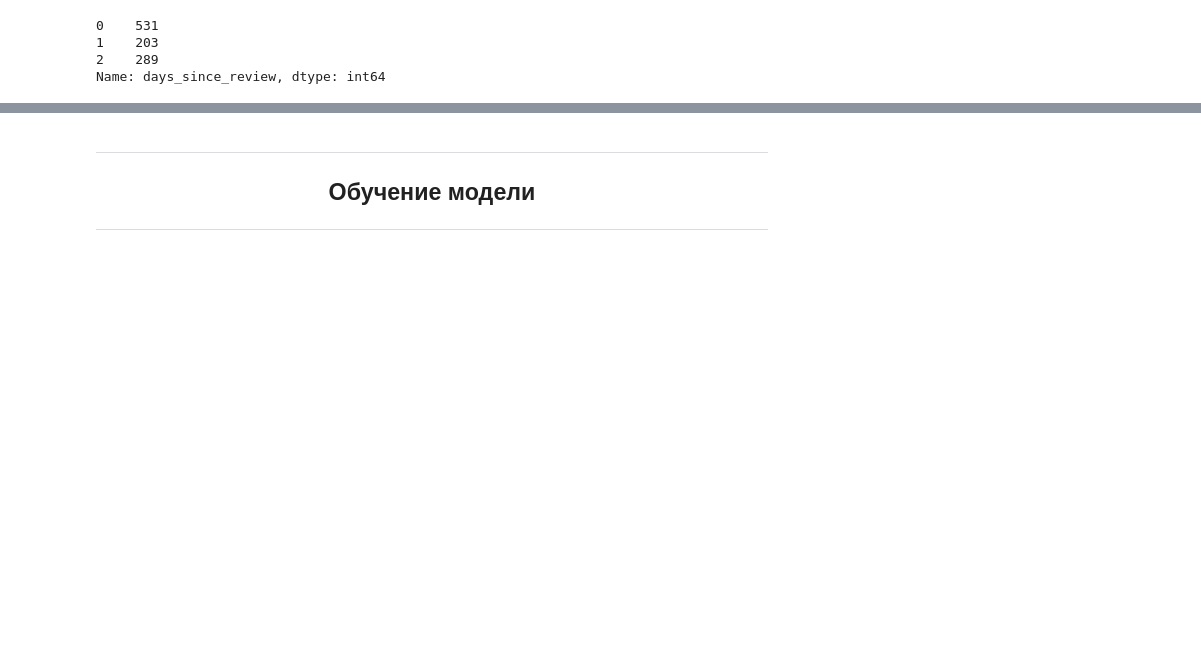
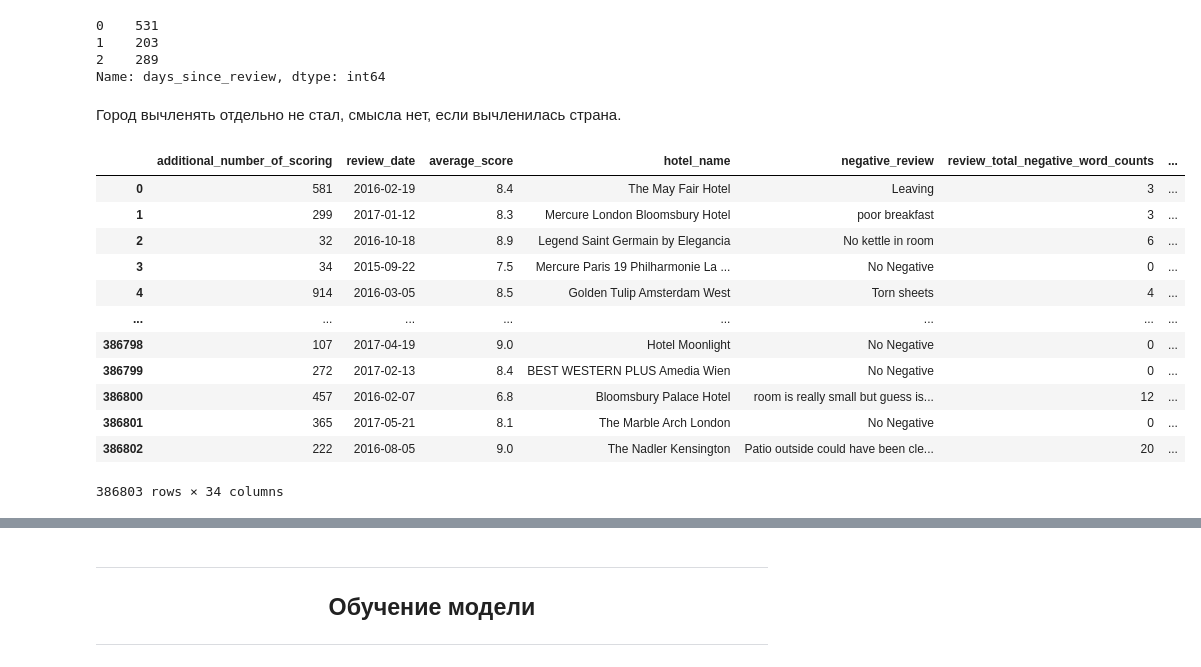
Before and after one commit to Elancinos/SF_DS_COURSE, a Jupyter notebook: Project_3/Project_3-dataCleaning.ipynb, the cells around one changed output, grey strips where cells are left out. Cells and saved outputs as stored; diff of their text form; code cells hidden in the pictures; blank space fills up the shorter version.

```diff
--- a/Project_3/Project_3-dataCleaning.ipynb
+++ b/Project_3/Project_3-dataCleaning.ipynb
@@ -151,9 +198,60 @@ Name: days_since_review, dtype: int64
+# %% [markdown]
+Город вычленять отдельно не стал, смысла нет, если вычленилась страна.
+# %%
+hotels['review_day'] = hotels['review_date'].dt.day_of_week
+# %%
+def season_convert(date):
+
+    if date.month in [3,4,5]:
+        return 'spring'
+    elif date.month in [6,7,8]:
+        return 'summer'
+    elif date.month in [9,10,11]:
+        return 'autumn'
+    elif date.month in [12,1,2]:
+        return 'winter'
+
+hotels['season'] = hotels['review_date'].apply(season_convert)
+# %%
+#Закодируем признаки однократным кодированием,
+#удалим закодированные столбцы
+
+#сезоны
+oneHotEncoder = ce.OneHotEncoder(cols='season', use_cat_names=True)
+type_bin = oneHotEncoder.fit_transform(hotels['season'])
+hotels = pd.concat([hotels, type_bin], axis=1)
+
+#сезоны
+oneHotEncoder = ce.OneHotEncoder(cols='hotel_country', use_cat_names=True)
+type_bin = oneHotEncoder.fit_transform(hotels['hotel_country'])
+hotels = pd.concat([hotels, type_bin], axis=1)
+
+hotels = hotels.drop(['hotel_country', 'season'], axis=1)
 # %%
-#Закодируем строковые данные
+#Закодируем бинарным кодированием, удалим
+#закодированные столбцы
 
 bin_encoder = ce.BinaryEncoder(cols=['reviewer_nationality'])
 type_bin = bin_encoder.fit_transform(hotels['reviewer_nationality'])
 hotels = pd.concat([hotels, type_bin], axis=1)
+
+hotels = hotels.drop(['reviewer_nationality'], axis=1)
+# %%
+hotels
+# %% [output]
+|  | additional_number_of_scoring | review_date | average_score | hotel_name | negative_review | review_total_negative_word_counts | ... |
+| 0 | 581 | 2016-02-19 | 8.4 | The May Fair Hotel | Leaving | 3 | ... |
+| 1 | 299 | 2017-01-12 | 8.3 | Mercure London Bloomsbury Hotel | poor breakfast | 3 | ... |
+| 2 | 32 | 2016-10-18 | 8.9 | Legend Saint Germain by Elegancia | No kettle in room | 6 | ... |
+| 3 | 34 | 2015-09-22 | 7.5 | Mercure Paris 19 Philharmonie La ... | No Negative | 0 | ... |
+| 4 | 914 | 2016-03-05 | 8.5 | Golden Tulip Amsterdam West | Torn sheets | 4 | ... |
+| ... | ... | ... | ... | ... | ... | ... | ... |
+| 386798 | 107 | 2017-04-19 | 9.0 | Hotel Moonlight | No Negative | 0 | ... |
+| 386799 | 272 | 2017-02-13 | 8.4 | BEST WESTERN PLUS Amedia Wien | No Negative | 0 | ... |
+| 386800 | 457 | 2016-02-07 | 6.8 | Bloomsbury Palace Hotel | room is really small but guess is... | 12 | ... |
+| 386801 | 365 | 2017-05-21 | 8.1 | The Marble Arch London | No Negative | 0 | ... |
+| 386802 | 222 | 2016-08-05 | 9.0 | The Nadler Kensington | Patio outside could have been cle... | 20 | ... |
+386803 rows × 34 columns
 # %%
 # # непрерывные признаки
 # num_cols = ['total_number_of_reviews', 'review_total_negative_word_counts', 'additional_number_of_scoring', 'review_total_positive_word_counts', 'total_number_of_reviews_reviewer_has_given', 'days_since_review', 'total_number_of_reviews']
```
Also changed, not shown: parts of 6 cells of this notebook.
